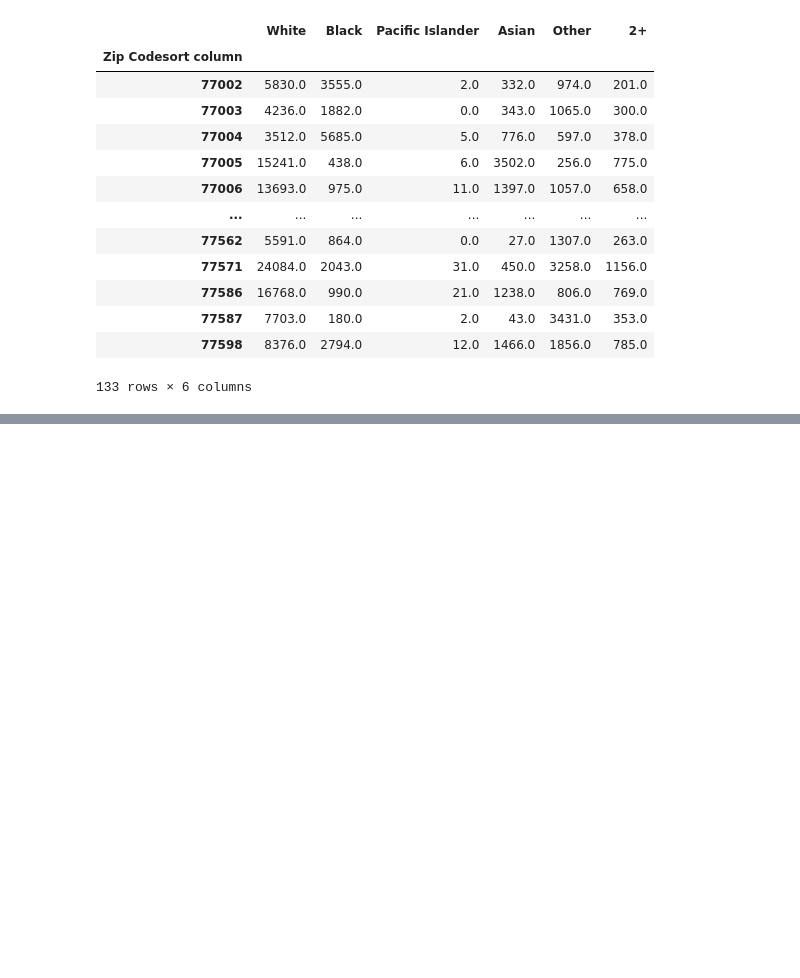
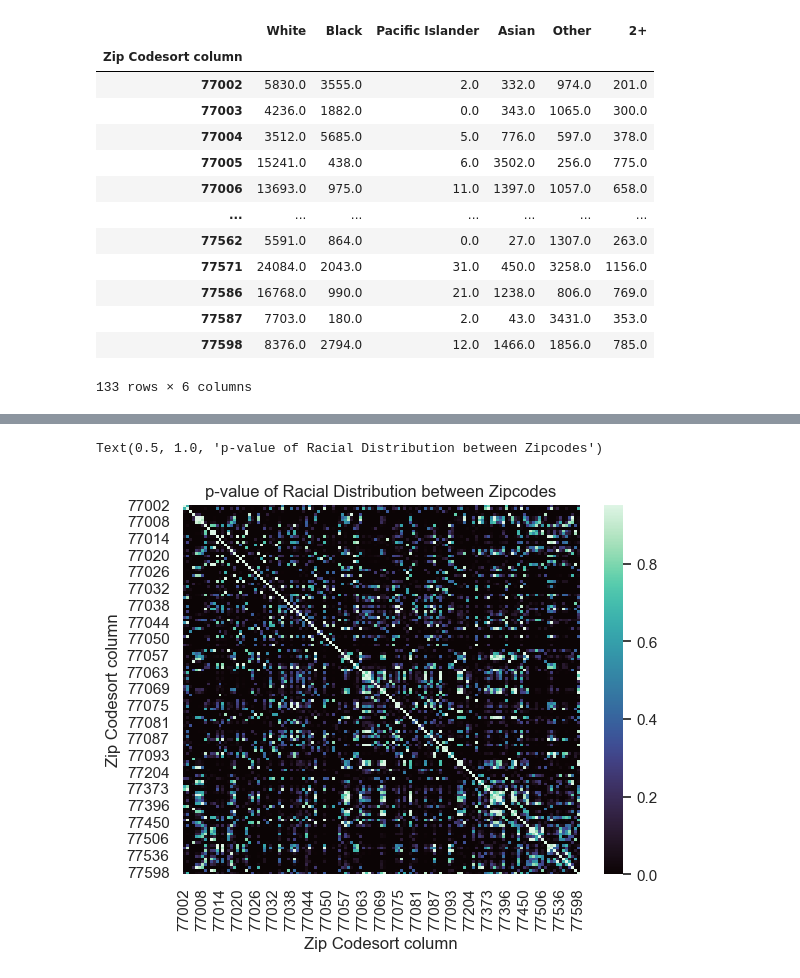
Before and after one commit to ywiamnog/Datathon-2023, a Jupyter notebook: comparing_precincts_by_income_age_race.ipynb, the cells around one changed output, grey strips where cells are left out. Saved outputs shown, nothing was run; the diff lists cells and outputs as text; code cells hidden in the pictures; blank space fills up the shorter version.

```diff
--- a/comparing_precincts_by_income_age_race.ipynb
+++ b/comparing_precincts_by_income_age_race.ipynb
@@ -254 +255,7 @@ races
 133 rows × 133 columns
+# %%
+hmap_race_dist = sns.heatmap(races, robust=True, cmap=sns.color_palette("mako", as_cmap=True))
+hmap_race_dist.set_title("p-value of Racial Distribution between Zipcodes")
+# %% [output]
+Text(0.5, 1.0, 'p-value of Racial Distribution between Zipcodes')
+[figure, added]
```
Also changed, not shown: parts of 1 cell of this notebook.
